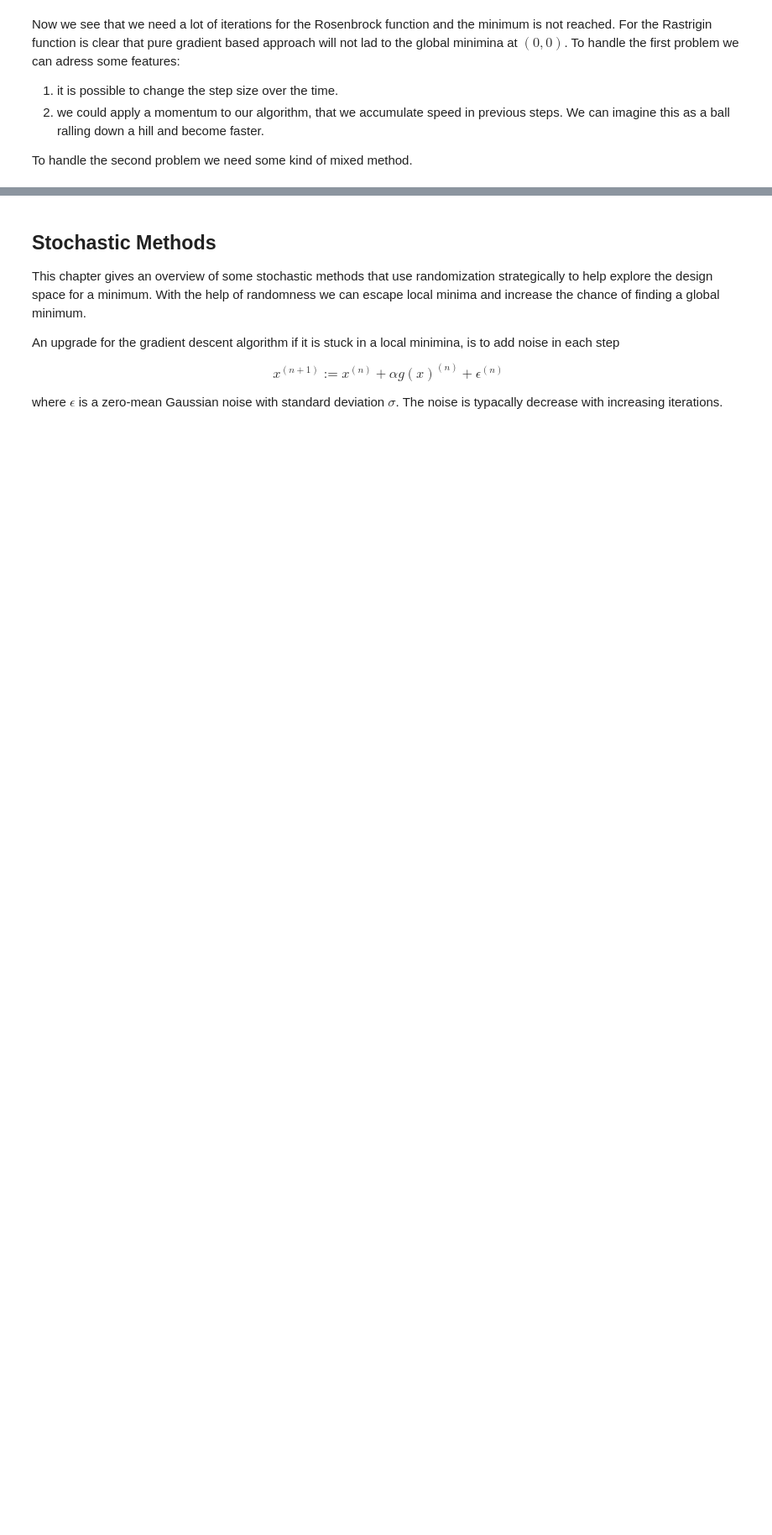
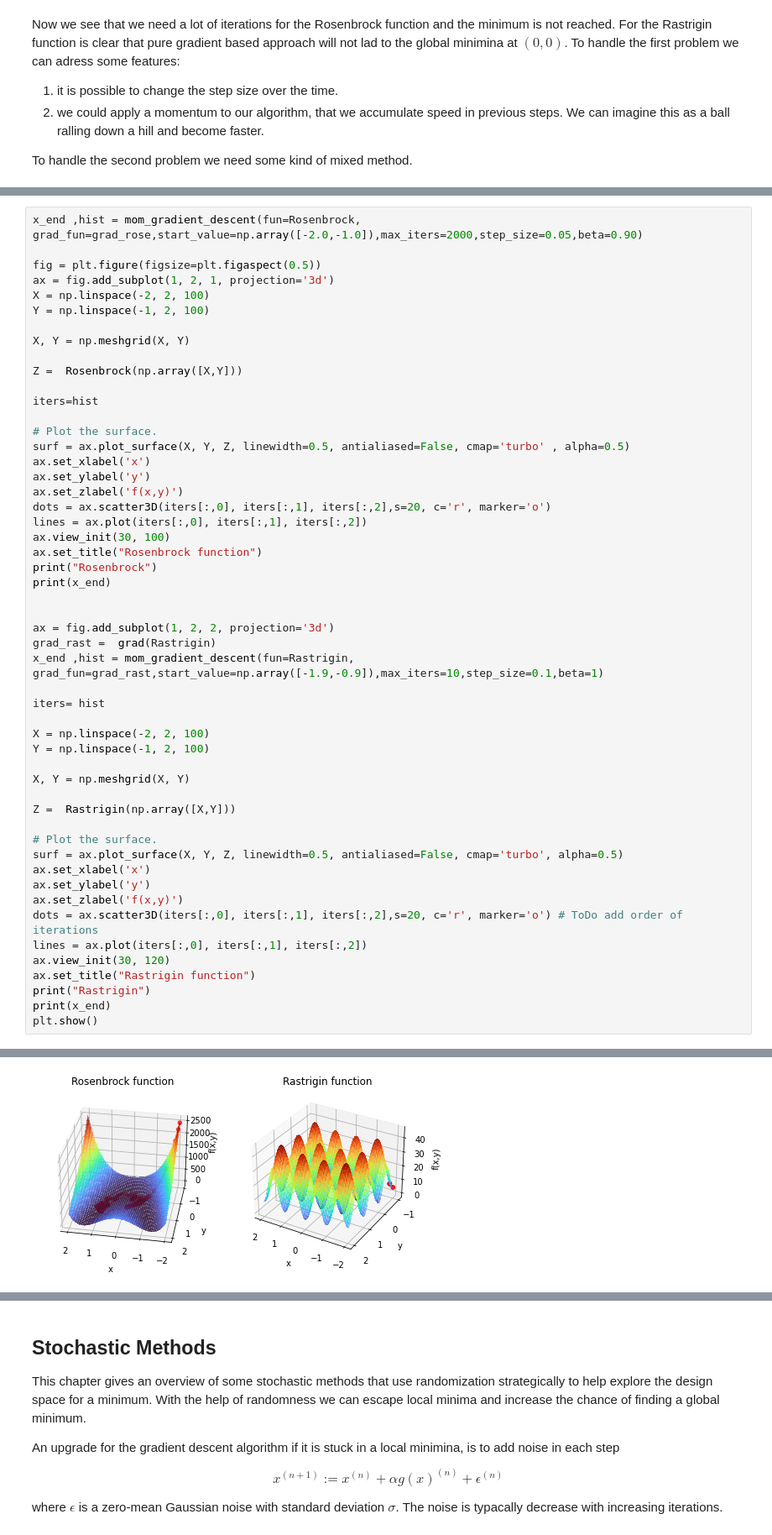
Before and after one commit to Probabilistic-ML/lecture-notes, a Jupyter notebook: ProbabilisticML/01_fund/04_opt.ipynb, the cells around one changed output, grey strips where cells are left out. Shown at 84% size. Cells and saved outputs as stored; diff of their text form; blank space fills up the shorter version.

```diff
--- a/ProbabilisticML/01_fund/04_opt.ipynb
+++ b/ProbabilisticML/01_fund/04_opt.ipynb
@@ -289,0 +325,53 @@ To handle the second problem we need some kind of mixed method.
+# %%
+x_end ,hist = mom_gradient_descent(fun=Rosenbrock, grad_fun=grad_rose,start_value=np.array([-2.0,-1.0]),max_iters=2000,step_size=0.05,beta=0.90)
+
+fig = plt.figure(figsize=plt.figaspect(0.5))
+ax = fig.add_subplot(1, 2, 1, projection='3d')
+X = np.linspace(-2, 2, 100)
+Y = np.linspace(-1, 2, 100)
+
+X, Y = np.meshgrid(X, Y)
+
+Z =  Rosenbrock(np.array([X,Y]))
+
+iters=hist
+
+# Plot the surface.
+surf = ax.plot_surface(X, Y, Z, linewidth=0.5, antialiased=False, cmap='turbo' , alpha=0.5)
+ax.set_xlabel('x')
+ax.set_ylabel('y')
+ax.set_zlabel('f(x,y)')
+dots = ax.scatter3D(iters[:,0], iters[:,1], iters[:,2],s=20, c='r', marker='o')
+lines = ax.plot(iters[:,0], iters[:,1], iters[:,2])
+ax.view_init(30, 100)
+ax.set_title("Rosenbrock function")
+print("Rosenbrock")
+print(x_end)
+
+
+ax = fig.add_subplot(1, 2, 2, projection='3d')
+grad_rast =  grad(Rastrigin)
+x_end ,hist = mom_gradient_descent(fun=Rastrigin, grad_fun=grad_rast,start_value=np.array([-1.9,-0.9]),max_iters=10,step_size=0.1,beta=1)
+
+iters= hist
+
+X = np.linspace(-2, 2, 100)
+Y = np.linspace(-1, 2, 100)
+
+X, Y = np.meshgrid(X, Y)
+
+Z =  Rastrigin(np.array([X,Y]))
+
+# Plot the surface.
+surf = ax.plot_surface(X, Y, Z, linewidth=0.5, antialiased=False, cmap='turbo', alpha=0.5)
+ax.set_xlabel('x')
+ax.set_ylabel('y')
+ax.set_zlabel('f(x,y)')
+dots = ax.scatter3D(iters[:,0], iters[:,1], iters[:,2],s=20, c='r', marker='o') # ToDo add order of iterations
+lines = ax.plot(iters[:,0], iters[:,1], iters[:,2])
+ax.view_init(30, 120)
+ax.set_title("Rastrigin function")
+print("Rastrigin")
+print(x_end)
+plt.show()
+# %% [output]
@@ -289,0 +382 @@ To handle the second problem we need some kind of mixed method.
+[figure, added]
```
Also changed, not shown: parts of 11 cells of this notebook, 2 other files.
